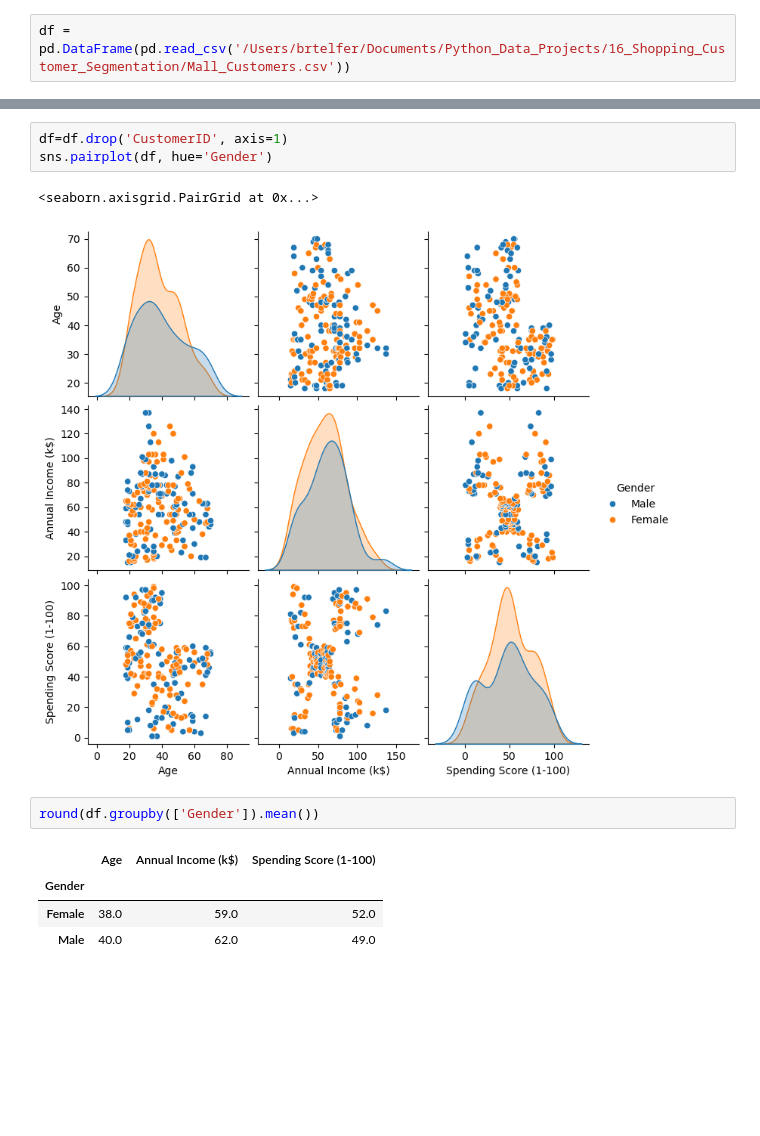
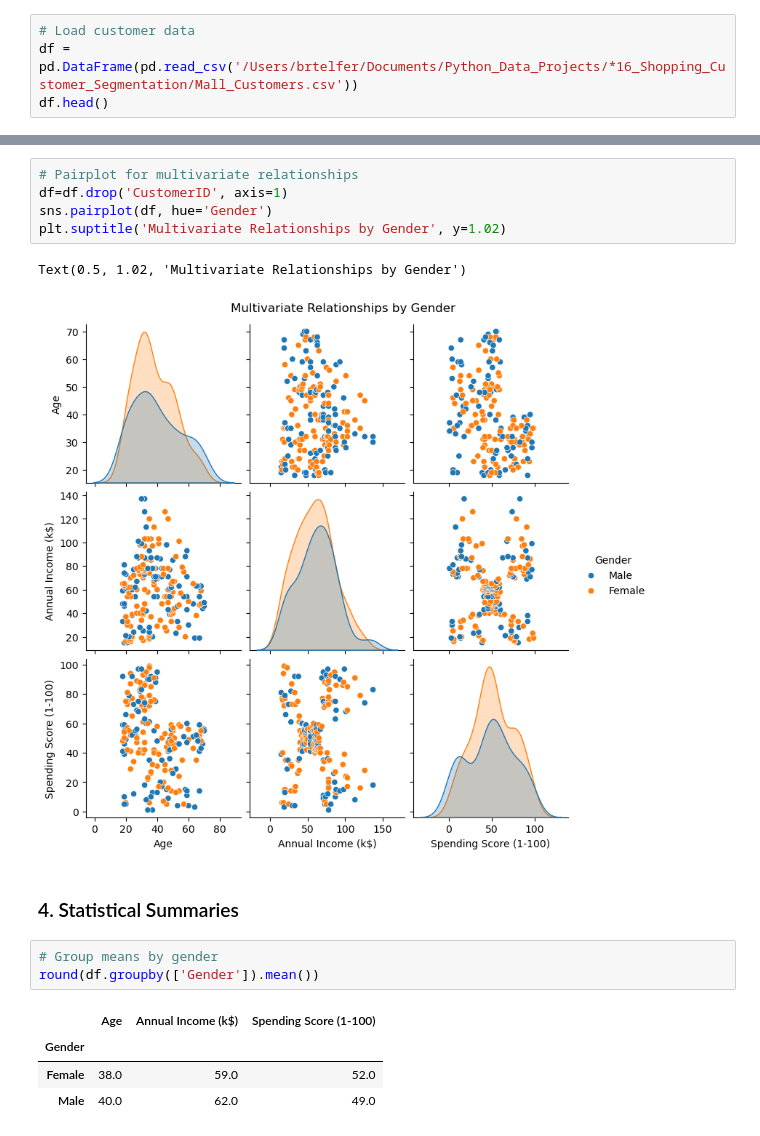
Before and after one commit to Brtelfer/Data-Projects, a Jupyter notebook: Python/Projects/Visualizations.ipynb, the cells around one changed output, grey strips where cells are left out. Saved outputs shown, nothing was run; the diff lists cells and outputs as text; blank space fills up the shorter version.

```diff
--- a/Python/Projects/Visualizations.ipynb
+++ b/Python/Projects/Visualizations.ipynb
@@ -4,2 +46,4 @@ from sklearn.cluster import KMeans
 # %%
-df = pd.DataFrame(pd.read_csv('/Users/brtelfer/Documents/Python_Data_Projects/16_Shopping_Customer_Segmentation/Mall_Customers.csv'))
+# Load customer data
+df = pd.DataFrame(pd.read_csv('/Users/brtelfer/Documents/Python_Data_Projects/*16_Shopping_Customer_Segmentation/Mall_Customers.csv'))
+df.head()
@@ -93,10 +146,15 @@ sns.scatterplot(data=df,x='Annual Income (k$)',y='Spending Score (1-100)')
 # %%
+# Pairplot for multivariate relationships
 df=df.drop('CustomerID', axis=1)
 sns.pairplot(df, hue='Gender')
+plt.suptitle('Multivariate Relationships by Gender', y=1.02)
 # %% [output]
-<seaborn.axisgrid.PairGrid at 0x...>
+Text(0.5, 1.02, 'Multivariate Relationships by Gender')
-[figure, old version]
+[figure, new version]
+# %% [markdown]
+### 4. Statistical Summaries
 # %%
+# Group means by gender
 round(df.groupby(['Gender']).mean())
 # %% [output]
 |  | Age | Annual Income (k$) | Spending Score (1-100) |
```
Also changed, not shown: parts of 21 cells of this notebook.
